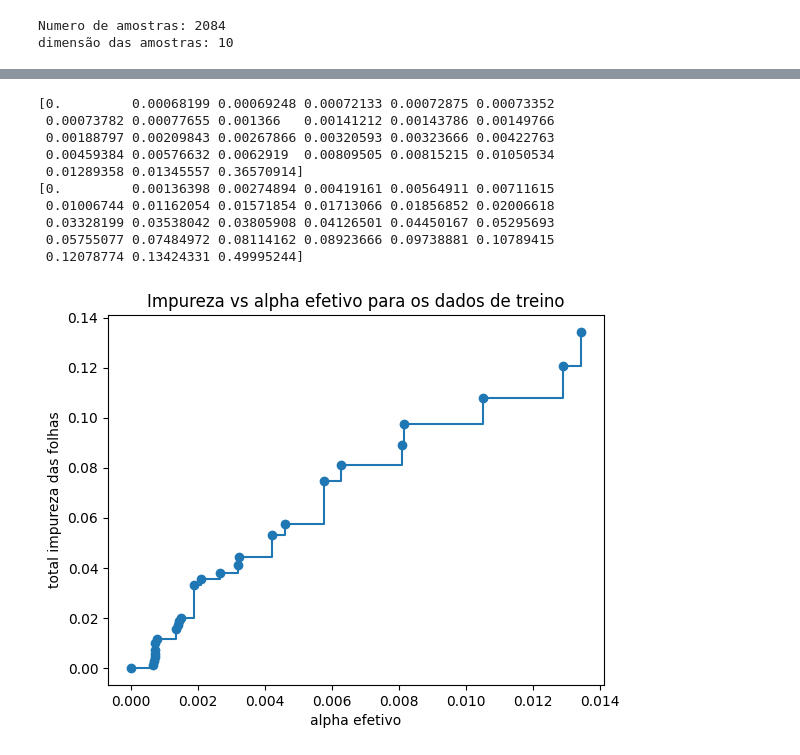
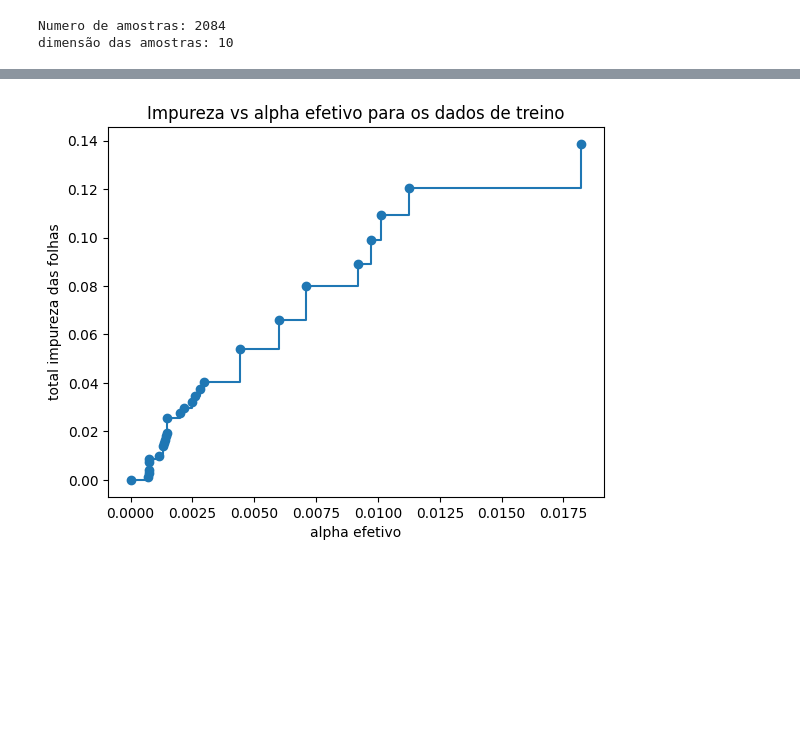
Before and after one commit to JonasFOliveira/ML-Final-Project, a Jupyter notebook: relatorio.ipynb, the cells around one changed output, grey strips where cells are left out. Drawn from its saved outputs; the diff is of its cells as text; code cells hidden in the pictures; blank space fills up the shorter version.

```diff
--- a/relatorio.ipynb
+++ b/relatorio.ipynb
@@ -79,7 +84,11 @@ df_data = pd.concat([data_aux, data_aux_2])
 X_data = np.array(df_data.drop(['desenv'], axis=1))
 y_data = np.array(df_data['desenv'])
 
+
 X_train, X_test, y_train, y_test = model_selection.train_test_split(X_data, y_data, random_state=RANDOM_SEED, test_size=0.2)
+
+#retirando 20% dos dados de treino para validação
+X_train, X_val, y_train, y_val = model_selection.train_test_split(X_train, y_train, random_state=RANDOM_SEED, test_size=0.2)
 
 print("Train: ", X_train.shape, y_train.shape)
 print("Test: ", X_test.shape, y_test.shape)
@@ -210,9 +219,6 @@ print(f"--> acc_train - acc_test = {acc_train - acc_test:.4f}")
 ### Validation
 # %%
 from sklearn.model_selection import StratifiedKFold
-
-#retirando 20% dos dados para validacao
-X_train, X_test, y_train, y_test = model_selection.train_test_split(X_data, y_data, random_state=RANDOM_SEED, test_size=0.2)
 
 # Garante o balanceamento nos folds
 skf = StratifiedKFold(n_splits=5, shuffle=True)
@@ -360,6 +366,9 @@ f1-Score =  0.9430894308943091
 # %%
 X_train, X_test, y_train, y_test = model_selection.train_test_split(X_data, y_data, random_state=RANDOM_SEED, test_size=0.2)
 
+#retirando 20% dos dados de treino para validação
+X_train, X_val, y_train, y_val = model_selection.train_test_split(X_train, y_train, random_state=RANDOM_SEED, test_size=0.2)
+
 print("Numero de amostras: " + str(len(X_data)))
 print("dimensão das amostras: " + str(len(X_data[0])))
 # %% [output]
@@ -368,21 +379,15 @@ dimensão das amostras: 10
 # %%
-from sklearn.tree import DecisionTreeClassifier
-from sklearn.metrics import classification_report, accuracy_score
-from sklearn.tree import plot_tree
-from matplotlib import pyplot as plt
+hdi_tree = DecisionTreeClassifier(random_state=RANDOM_SEED)
+hdi_tree.fit(X_train, y_train)
 
-
-clf = DecisionTreeClassifier(random_state=RANDOM_SEED)
-clf.fit(X_train, y_train)
-
-print('Ein: %0.4f' % (1 - accuracy_score(y_train, clf.predict(X_train))))
-print('Eout: %0.4f' % (1 - accuracy_score(y_test, clf.predict(X_test))))
-print(classification_report(y_test, clf.predict(X_test)))
+print('Ein: %0.4f' % (1 - accuracy_score(y_train, hdi_tree.predict(X_train))))
+print('Eout: %0.4f' % (1 - accuracy_score(y_test, hdi_tree.predict(X_test))))
+print(classification_report(y_test, hdi_tree.predict(X_test)))
 
 #Desenho da árvore
 plt.figure(figsize=(60,30))
 plot_tree(
-    clf,
+    hdi_tree,
     filled=True,
     proportion = True,
     fontsize=12,
@@ -403,30 +410,14 @@ weighted avg       0.98      0.98      0.98       417
 # %%
-#Divide os dados em treino e validação
-X_train, X_val, y_train, y_val = model_selection.train_test_split(X_train, y_train, test_size=0.20, random_state=0)
-
 #Recupera os valores efetivos de alpha para a elaboração da fase de prunning
-path = clf.cost_complexity_pruning_path(X_train, y_train)
-ccp_alphas, impurities = path.ccp_alphas, path.impurities
+path = hdi_tree.cost_complexity_pruning_path(X_train, y_train)
+alphas, impurities = path.ccp_alphas, path.impurities
 
 #Plota a relação entre os valores de alpha e impureza das folhas
 fig, ax = plt.subplots()
-ax.plot(ccp_alphas[:-1], impurities[:-1], marker="o", drawstyle="steps-post")
+ax.plot(alphas[:-1], impurities[:-1], marker="o", drawstyle="steps-post")
 ax.set_xlabel("alpha efetivo")
 ax.set_ylabel("total impureza das folhas")
 ax.set_title("Impureza vs alpha efetivo para os dados de treino")
 fig.show()
-
-print(ccp_alphas)
-print(impurities)
 # %% [output]
-[0.         0.00068199 0.00069248 0.00072133 0.00072875 0.00073352
- 0.00073782 0.00077655 0.001366   0.00141212 0.00143786 0.00149766
- 0.00188797 0.00209843 0.00267866 0.00320593 0.00323666 0.00422763
- 0.00459384 0.00576632 0.0062919  0.00809505 0.00815215 0.01050534
- 0.01289358 0.01345557 0.36570914]
-[0.         0.00136398 0.00274894 0.00419161 0.00564911 0.00711615
- 0.01006744 0.01162054 0.01571854 0.01713066 0.01856852 0.02006618
- 0.03328199 0.03538042 0.03805908 0.04126501 0.04450167 0.05295693
- 0.05755077 0.07484972 0.08114162 0.08923666 0.09738881 0.10789415
- 0.12078774 0.13424331 0.49995244]
-[figure, old version]
+[figure, new version]
```
Also changed, not shown: parts of 17 cells of this notebook.
